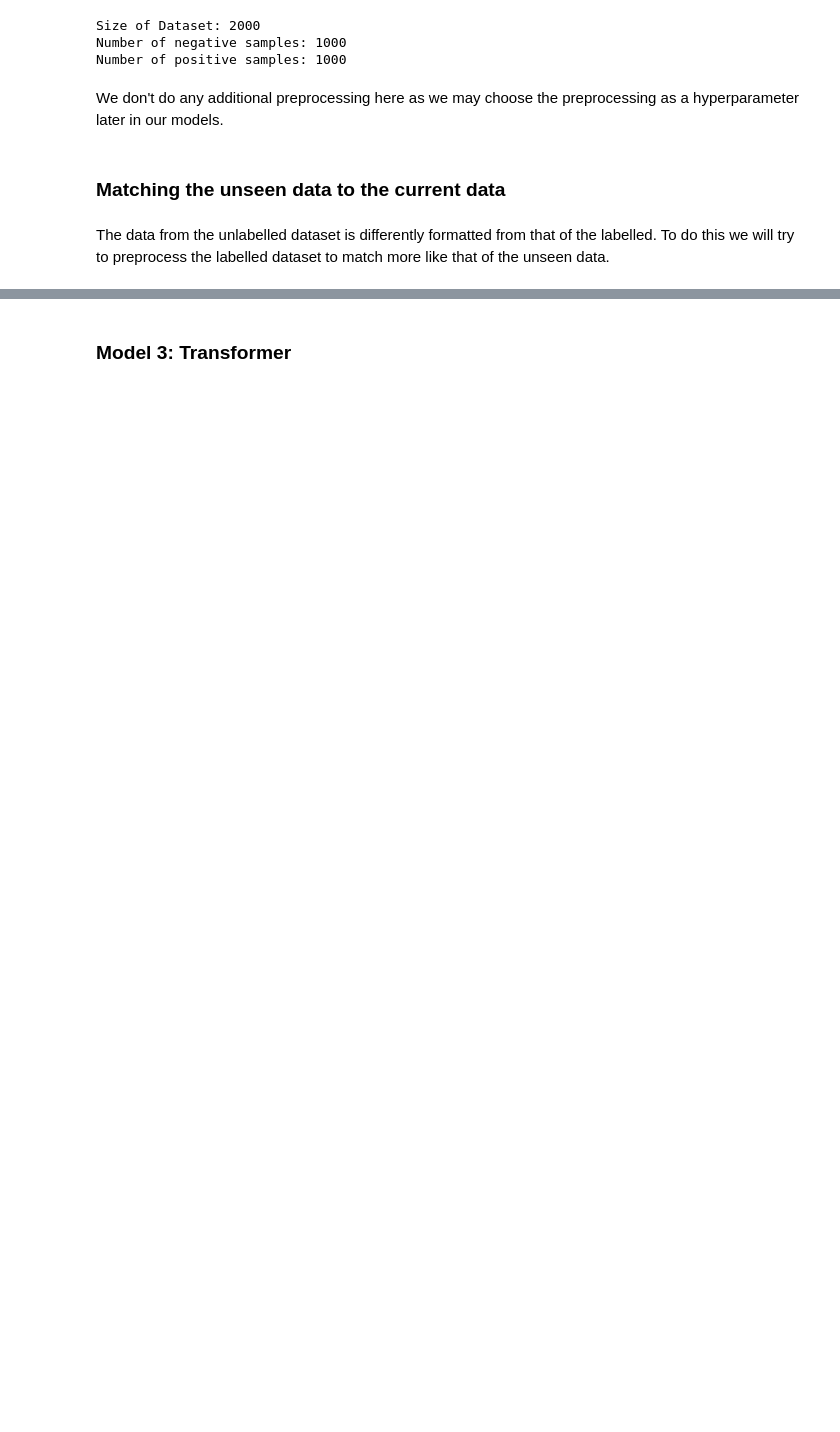
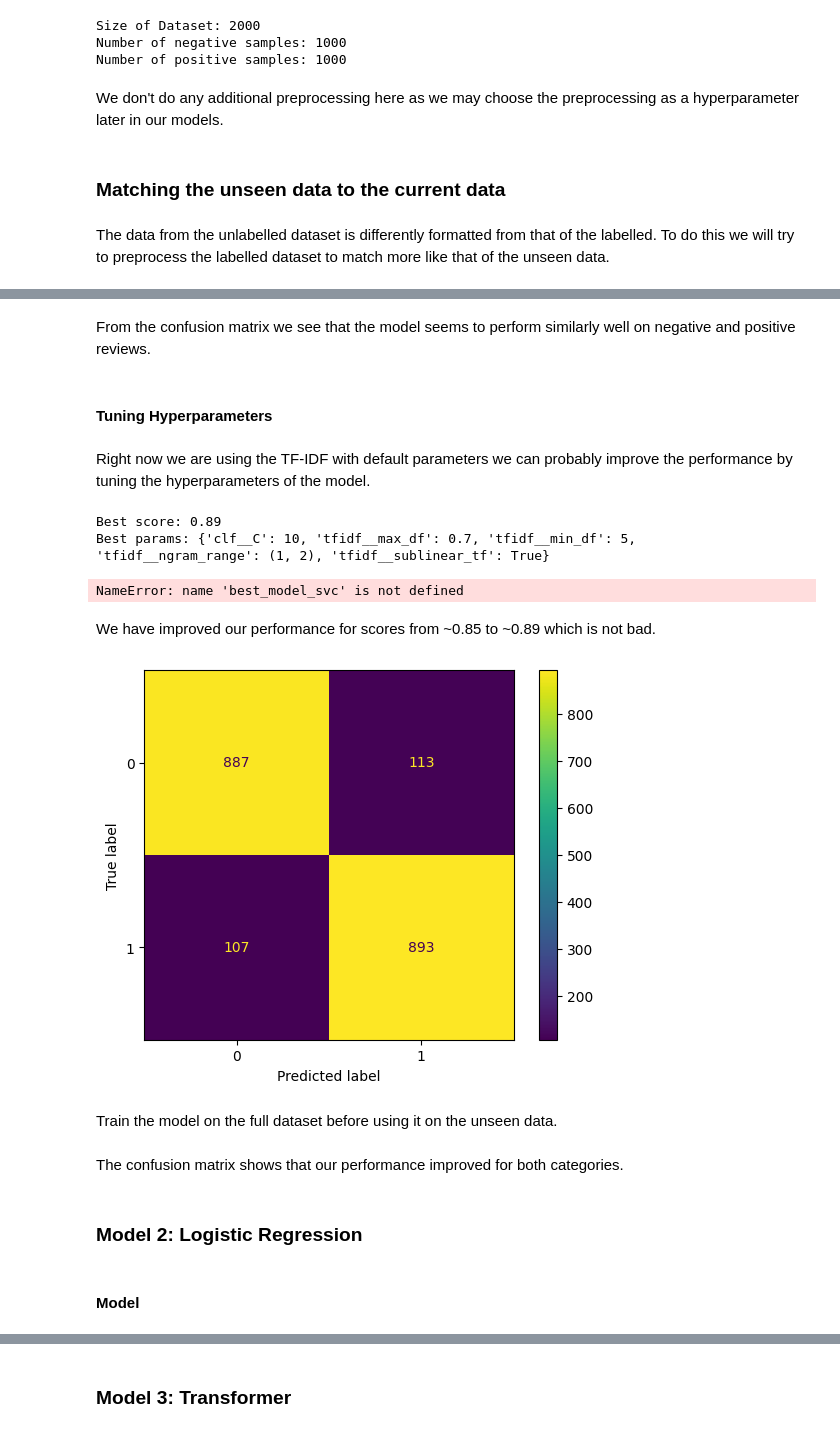
Before and after one commit to Vladislav-Antipin/nlp-document-classification, a Jupyter notebook: notebooks/rital_project/movies/movies.ipynb, the cells around one changed output, grey strips where cells are left out. Drawn from its saved outputs; the diff is of its cells as text; code cells hidden in the pictures; blank space fills up the shorter version.

```diff
--- a/notebooks/rital_project/movies/movies.ipynb
+++ b/notebooks/rital_project/movies/movies.ipynb
@@ -547,0 +192,57 @@ plt.show()
+# %% [markdown]
+From the confusion matrix we see that the model seems to perform similarly well on negative and positive reviews.
+# %% [markdown]
+#### Tuning Hyperparameters
+# %% [markdown]
+Right now we are using the TF-IDF with default parameters we can probably improve the performance by tuning the hyperparameters of the model.
+# %%
+param_grid_svc = {
+    "tfidf__ngram_range": [(1, 1), (1, 2)],
+    "tfidf__min_df": [1, 3, 5],
+    "tfidf__max_df": [0.7, 0.8, 1.0],
+    # "tfidf__stop_words": [None, "english"],
+    "tfidf__sublinear_tf": [False, True],
+    "clf__C": [1, 10, 20],
+}
+
+grid_svc = GridSearchCV(
+    model_svc, param_grid=param_grid_svc, cv=skf, n_jobs=-1
+)  # The default scoring is "accuracy"
+
+grid_svc.fit(x, y)
+
+print(f"Best score: {grid_svc.best_score_}")
+print(f"Best params: {grid_svc.best_params_}")
+
+best_model_svc = grid_svc.best_estimator_
+# %% [output]
+Best score: 0.89
+Best params: {'clf__C': 10, 'tfidf__max_df': 0.7, 'tfidf__min_df': 5, 'tfidf__ngram_range': (1, 2), 'tfidf__sublinear_tf': True}
+# %%
+scores = cross_validate(
+    best_model_svc,
+    x,
+    y,
+    cv=skf,
+    scoring=["accuracy", "f1", "precision", "recall"],
+)
+
+print("Accuracy:", np.mean(scores["test_accuracy"]))
+print("F1:", np.mean(scores["test_f1"]))
+print("Precision:", np.mean(scores["test_precision"]))
+print("Recall:", np.mean(scores["test_recall"]))
+# %% [output]
+NameError: name 'best_model_svc' is not defined
+# %% [markdown]
+We have improved our performance for scores from ~0.85 to ~0.89 which is not bad.
+# %%
+y_pred = cross_val_predict(best_model_svc, x, y, cv=skf)
+
+cm = confusion_matrix(y, y_pred)
+disp = ConfusionMatrixDisplay(cm)
+disp.plot()
+plt.show()
+# %% [output]
+[figure, added]
+# %% [markdown]
+Train the model on the full dataset before using it on the unseen data.
@@ -547,0 +254,6 @@ plt.show()
+# %% [markdown]
+The confusion matrix shows that our performance improved for both categories.
+# %% [markdown]
+### Model 2: Logistic Regression
+# %% [markdown]
+#### Model
```
Also changed, not shown: parts of 127 cells of this notebook, 47 other files.
